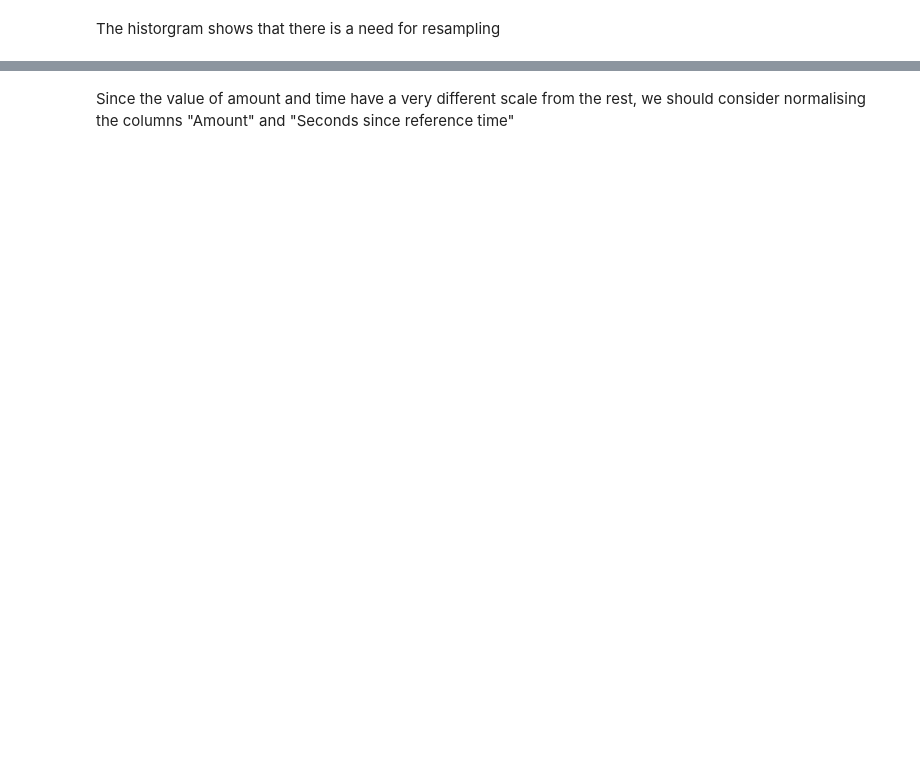
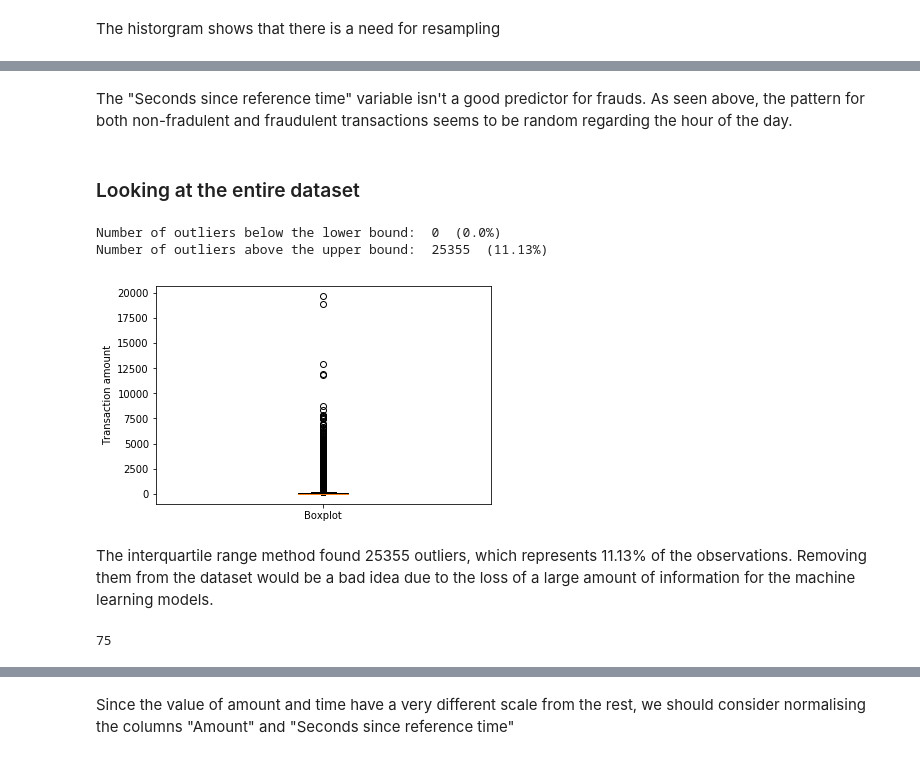
Before and after one commit to shubhamperiwal/fraud_detection, a Jupyter notebook: Final Notebook Muskaan.ipynb, the cells around one changed output, grey strips where cells are left out. Saved outputs shown, nothing was run; the diff lists cells and outputs as text; code cells hidden in the pictures; blank space fills up the shorter version.

```diff
--- a/Final Notebook Muskaan.ipynb
+++ b/Final Notebook Muskaan.ipynb
@@ -128,0 +145,29 @@ The historgram shows that there is a need for resampling
+# %% [markdown]
+The "Seconds since reference time" variable isn't a good predictor for frauds. As seen above, the pattern for both non-fradulent and fraudulent transactions seems to be random regarding the hour of the day.
+# %% [markdown]
+### Looking at the entire dataset
+# %%
+plt.boxplot(df_raw['Amount'], labels = ['Boxplot'])
+plt.ylabel('Transaction amount')
+plt.plot()
+
+amount = df_raw[['Amount']].sort_values(by='Amount')
+q1, q3 = np.percentile(amount,[25,75])
+iqr = q3 - q1
+lower_bound = q1 -(1.5 * iqr)
+upper_bound = q3 +(1.5 * iqr)
+
+print('Number of outliers below the lower bound: ', amount[amount['Amount'] < lower_bound].count()[0],
+     ' ({:.4}%)'.format(amount[amount['Amount'] < lower_bound].count()[0] / amount['Amount'].count() * 100))
+print('Number of outliers above the upper bound: ', amount[amount['Amount'] > upper_bound].count()[0],
+      ' ({:.4}%)'.format(amount[amount['Amount'] > upper_bound].count()[0] / amount['Amount'].count() * 100))
+# %% [output]
+Number of outliers below the lower bound:  0  (0.0%)
+Number of outliers above the upper bound:  25355  (11.13%)
+[figure, added]
+# %% [markdown]
+The interquartile range method found 25355 outliers, which represents 11.13% of the observations. Removing them from the dataset would be a bad idea due to the loss of a large amount of information for the machine learning models.
+# %%
+df_raw[df_raw['Fraud']==1].where(df_raw['Amount']>upper_bound).count()['Amount']
+# %% [output]
+75
```
Also changed, not shown: parts of 20 cells of this notebook.
